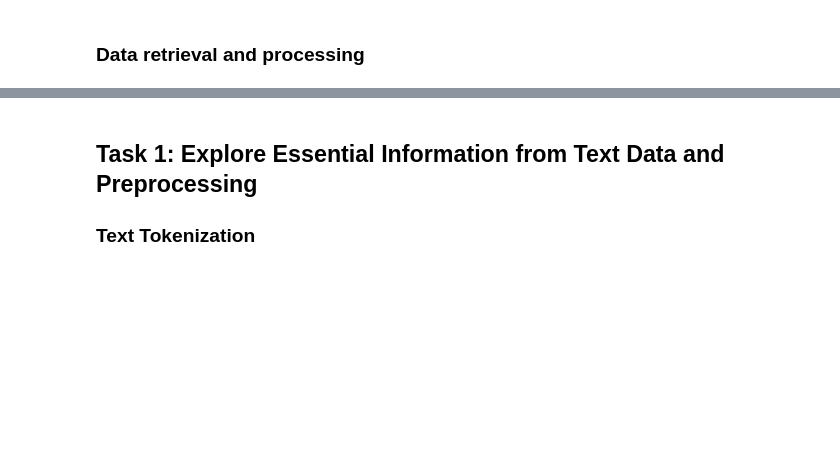
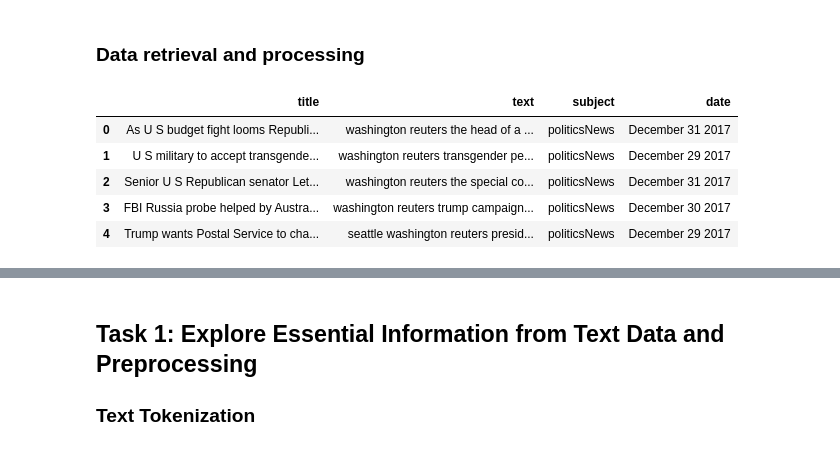
Before and after one commit to sirutBuasai/nlp-projects, a Jupyter notebook: sbuasai_hw1.ipynb, the cells around one changed output, grey strips where cells are left out. Drawn from its saved outputs; the diff is of its cells as text; code cells hidden in the pictures; blank space fills up the shorter version.

```diff
--- a/sbuasai_hw1.ipynb
+++ b/sbuasai_hw1.ipynb
@@ -33,11 +44,12 @@ True
 # %%
-# load data from csv files
-real_data = pd.read_csv('True.csv')
-fake_data = pd.read_csv('Fake.csv')
-
-# clean the data by removing punctuations and special characters and convert string to lower case
+# clean real data by removing punctuations and special characters and convert string to lower case
 real_data = real_data.replace(r'[^A-Za-z0-9]+', ' ', regex=True)
 real_data['text'] = real_data['text'].str.lower()
-
-fake_data = fake_data.replace(r'[^A-Za-z0-9]+', ' ', regex=True)
-fake_data['text'] = fake_data['text'].str.lower()
+real_data.head()
+# %% [output]
+|  | title | text | subject | date |
+| 0 | As U S budget fight looms Republi... | washington reuters the head of a ... | politicsNews | December 31 2017 |
+| 1 | U S military to accept transgende... | washington reuters transgender pe... | politicsNews | December 29 2017 |
+| 2 | Senior U S Republican senator Let... | washington reuters the special co... | politicsNews | December 31 2017 |
+| 3 | FBI Russia probe helped by Austra... | washington reuters trump campaign... | politicsNews | December 30 2017 |
+| 4 | Trump wants Postal Service to cha... | seattle washington reuters presid... | politicsNews | December 29 2017 |
```
Also changed, not shown: parts of 29 cells of this notebook.
